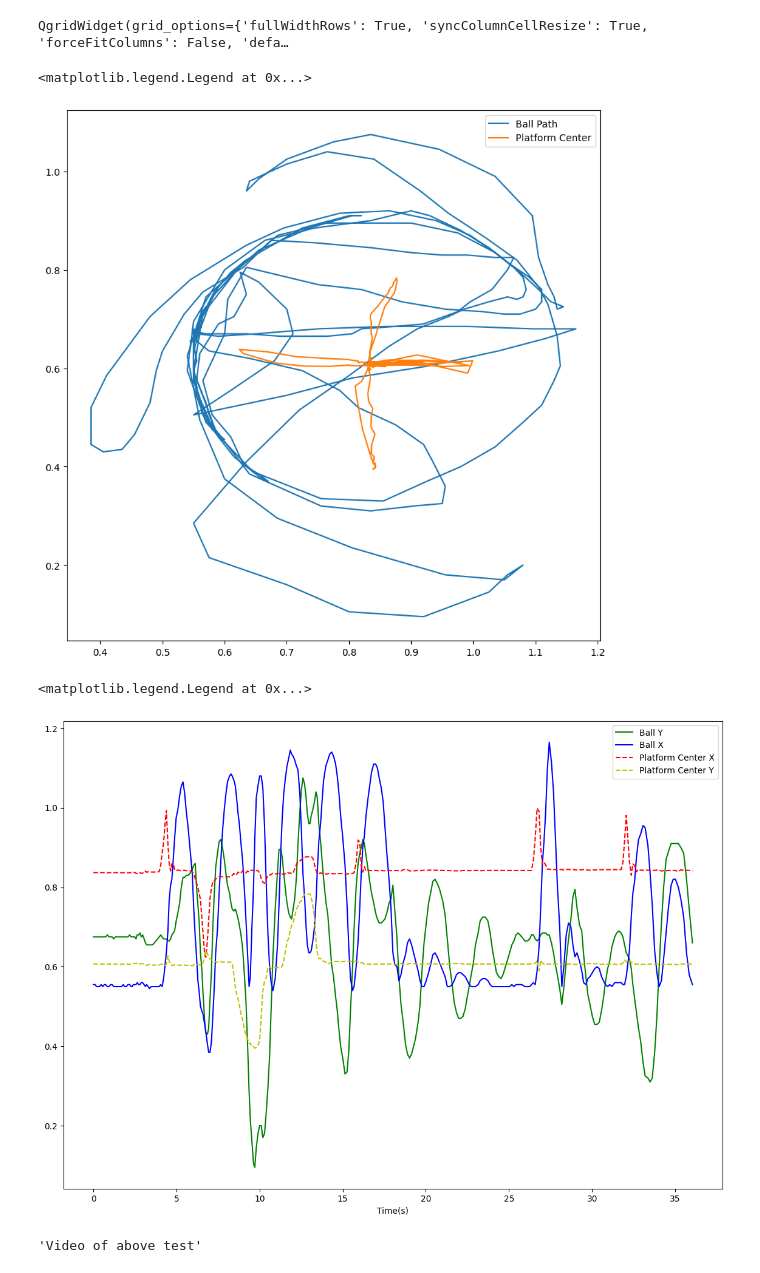
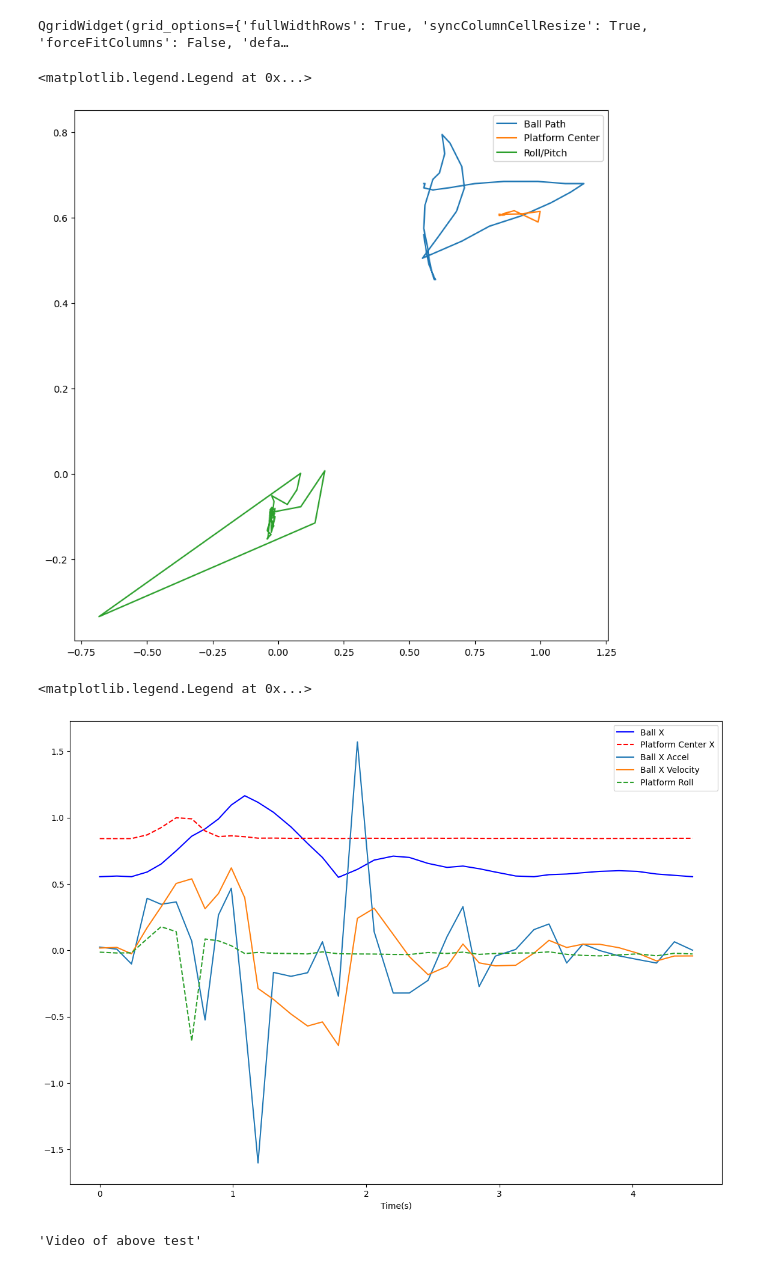
Before and after one commit to ivorjawa/StewartPlatform, a Jupyter notebook: StewartPlatformNotes.ipynb, the cells around one changed output. Saved outputs shown, nothing was run; the diff lists cells and outputs as text; code cells hidden in the pictures.

```diff
--- a/StewartPlatformNotes.ipynb
+++ b/StewartPlatformNotes.ipynb
@@ -46,7 +46,10 @@ def display_image(path):
 lx = lambda c: "$" + sym.latex(c) + "$"
 # %%
 posedf = pd.read_csv("Pose_est-2024-06-01T14:41:06.457116.csv")
-
+posedf = posedf[248:285]
+tim = posedf['time'].to_numpy()
+tim = tim-tim[0]
+posedf['time'] = tim
 pose_widget = qgrid.show_grid(posedf,
                             grid_options={'forceFitColumns': False, 'defaultColumnWidth': 100},
                             show_toolbar=True)
@@ -54,46 +57,60 @@ display(pose_widget)
 # %% [output]
 QgridWidget(grid_options={'fullWidthRows': True, 'syncColumnCellResize': True, 'forceFitColumns': False, 'defa…
 # %%
-fig, ax = plt.subplots(figsize=(10, 10))
+fig, axis = plt.subplots(figsize=(10, 10))
 #ax.set_aspect('equal')
 
-tim = posedf['time'].to_numpy()
-tim = tim-tim[0]
+#tim = posedf['time'].to_numpy()
+#tim = tim-tim[0]
 #tim *= 1000
 
-c1x = posedf['c1x'].to_numpy() / 400
-c1y = posedf['c1y'].to_numpy() / 400
+c1x = posedf['c3x'].to_numpy() / 400
+c1y = posedf['c3y'].to_numpy() / 400
 
 px = posedf['px'].to_numpy() / 400
 py = posedf['py'].to_numpy() / 400
 
+ds2x = posedf['ds2x'].to_numpy() / 100
 
-ax.plot(c1x, c1y, label="Ball Path")
-ax.plot(px, py, label="Platform Center")
 
-#ax.plot(tim, joydf2['yaw'].to_numpy(), label='yaw')
-#ax.plot(tim, joydf2['glyph'].to_numpy()/40.0, label='glyph')
+v2x = posedf['v2x'].to_numpy() / 700
+ax = posedf['ax'].to_numpy() / 3000
 
-#ax.set_title("Joystick characterization")
-#ax.set_xlabel("Time(ms)")
+roll = posedf['roll'].to_numpy() / 36
+pitch = posedf['pitch'].to_numpy() / 36
 
-ax.legend()
+axis.plot(c1x, c1y, label="Ball Path")
+axis.plot(px, py, label="Platform Center")
+axis.plot(roll, pitch, label="Roll/Pitch")
+
+#axis.set_title("Joystick characterization")
+#axis.set_xlabel("Time(ms)")
+
+axis.legend()
 # %% [output]
 <matplotlib.legend.Legend at 0x...>
-[figure, old version]
+[figure, new version]
 # %%
-fig, ax = plt.subplots(figsize=(14, 10))
+fig, axis = plt.subplots(figsize=(14, 10))
 
-ax.plot(tim, c1y, 'g-', label="Ball Y")
-ax.plot(tim, c1x, 'b-', label="Ball X")
-ax.plot(tim, px, 'r--', label="Platform Center X")
-ax.plot(tim, py, 'y--', label="Platform Center Y")
-ax.set_xlabel("Time(s)")
+#axis.plot(tim, c1y, 'g-', label="Ball Y")
+axis.plot(tim, c1x, 'b-', label="Ball X")
+axis.plot(tim, px, 'r--', label="Platform Center X")
+#axis.plot(tim, py, 'y--', label="Platform Center Y")
+axis.plot(tim, ax, label = "Ball X Accel")
+axis.plot(tim, v2x, label = "Ball X Velocity")
+#axis.plot(tim, ds2x, label = "Ball X Distance")
+axis.plot(tim, roll, '--', label = "Platform Roll")
+#axis.plot(tim, pitch, '--', label = "Platform Pitch")
 
-ax.legend()
+
+
+axis.set_xlabel("Time(s)")
+
+axis.legend()
 # %% [output]
 <matplotlib.legend.Legend at 0x...>
-[figure, old version]
+[figure, new version]
 # %%
 display("Video of above test")
 display(YouTubeVideo('Uud9GGdhXBs'))
```
Also changed, not shown: 2 other files.
